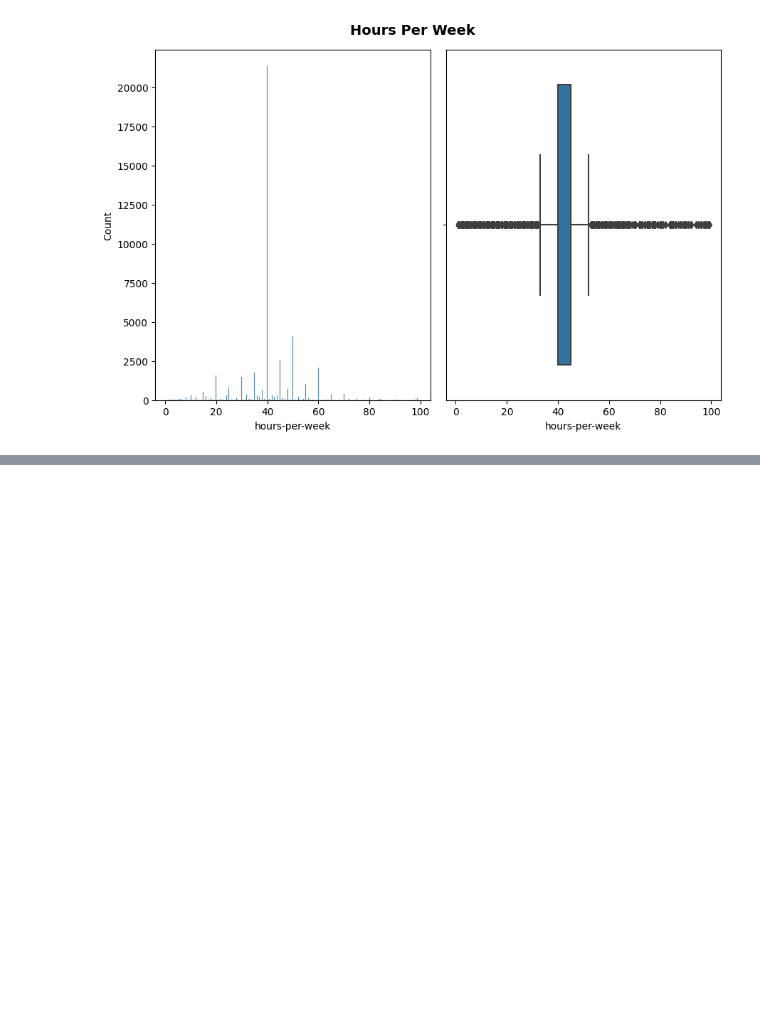
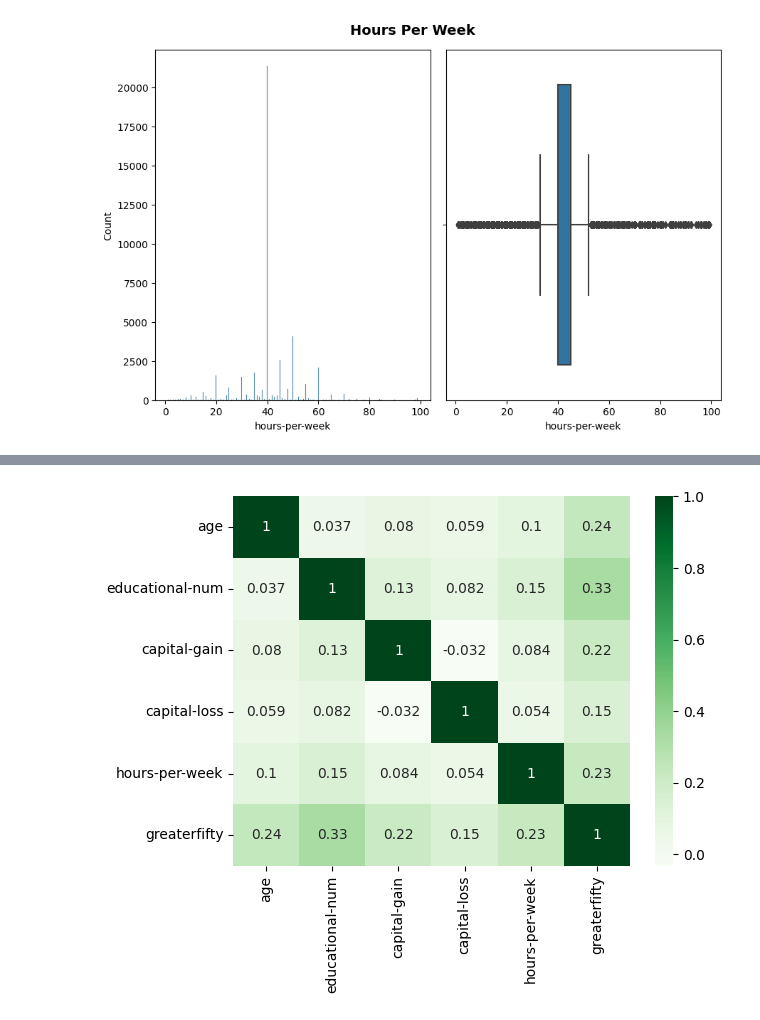
Before and after one commit to KDiBSilva/Adult_Income, a Jupyter notebook: Adult_Income.ipynb, the cells around one changed output, grey strips where cells are left out. Cells and saved outputs as stored; diff of their text form; code cells hidden in the pictures; blank space fills up the shorter version.

```diff
--- a/Adult_Income.ipynb
+++ b/Adult_Income.ipynb
@@ -442,0 +451,6 @@ ax.set_title('Income');
+# %%
+# Change the values to numbers
+df['income'].replace({'<=50K':0, '>50K':1}, inplace=True)
+# Change Column name, Check values
+df.rename(columns={'income':'greaterfifty'}, inplace=True)
+df['greaterfifty'].value_counts()
@@ -525,0 +548,4 @@ fig.tight_layout();
+# %%
+# Get correlations
+corr = df.corr(numeric_only = True)
+corr.round(2)
@@ -525,0 +560,5 @@ fig.tight_layout();
+# %%
+# Make a heatmap of correlations
+sns.heatmap(corr, cmap = 'Greens', annot = True);
+# %% [output]
+[figure, added]
```
Also changed, not shown: parts of 19 cells of this notebook.
